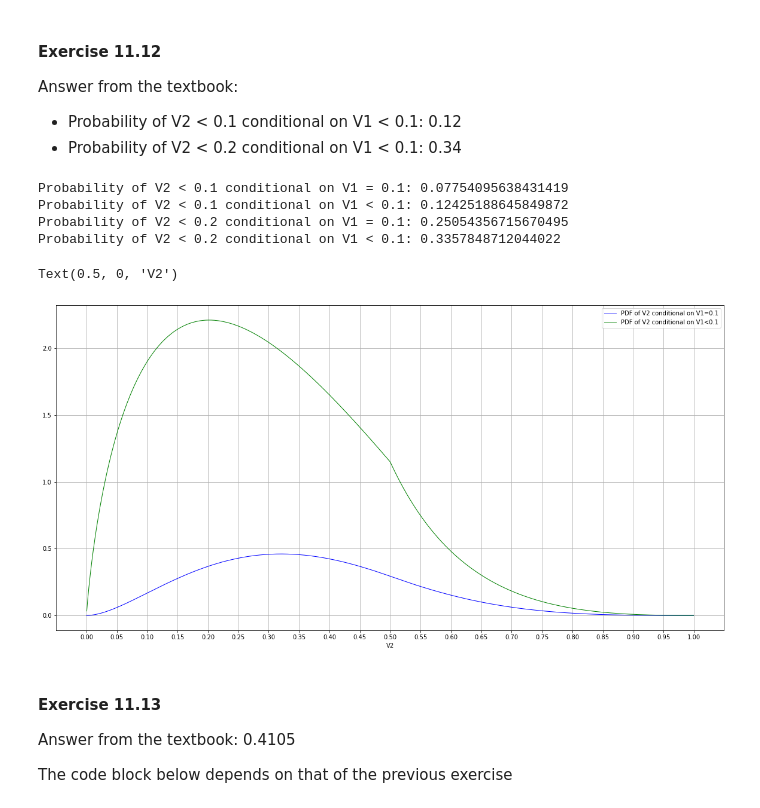
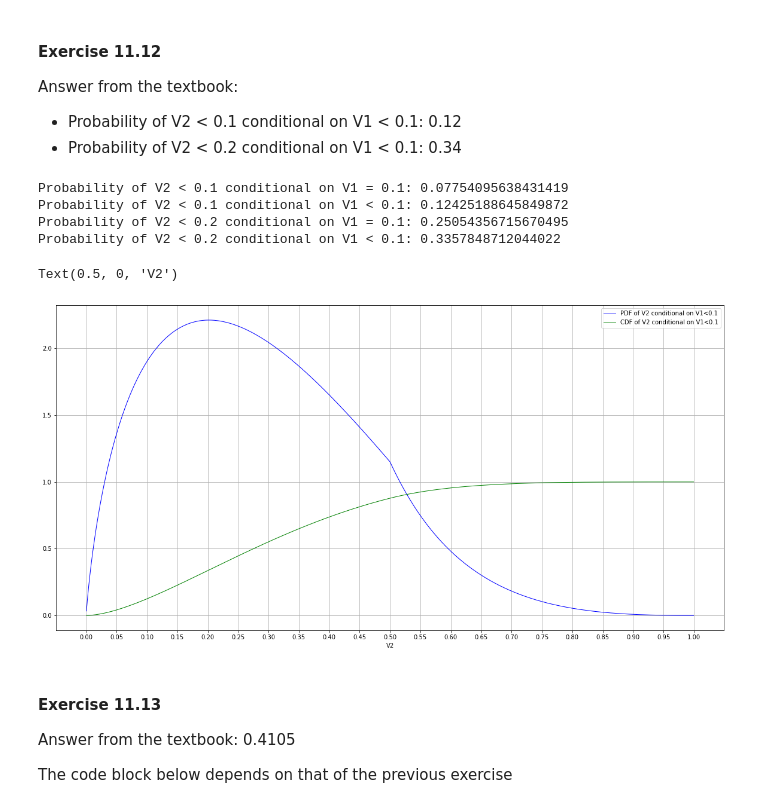
Before and after one commit to ilchen/RMaFI, a Jupyter notebook: ch11.ipynb, the cells around one changed output. Cells and saved outputs as stored; diff of their text form; code cells hidden in the pictures.

```diff
--- a/ch11.ipynb
+++ b/ch11.ipynb
@@ -76,49 +77,49 @@ from_v2_to_u2 = lambda x: normal_obj.ppf(triang2_obj.cdf(x))
 
 # PDF of U2 conditional on U1
 pdf_U2_cond_on_U1 = lambda u2, u1: u1u2_bivar.pdf([u1, u2]) / normal_obj.pdf(u1)
-# A definite integral of PDF of U2 conditional on U1=u1, from u2a to u2b
+# A definite integral of PDF of U2 (conditional on U1=u1) from u2a to u2b
 integral_of_pdf_U2_cond_on_U1 = lambda u2a, u2b, u1: quad(pdf_U2_cond_on_U1, u2a, u2b, args=(u1))[0]
 
-# Probability V1 < .1
-prob_v1 = triang1_obj.cdf(.1)
+# CDF of V2 conditional on V1<x. Probability V1<.1 is triang1_obj.cdf(.1)
+cdf_V2_cond_on_V1_less_than = lambda v2, v1: u1u2_bivar.cdf([from_v1_to_u1(v1), from_v2_to_u2(v2)]) / triang1_obj.cdf(v1)
+
+# CDF of V2 conditional on V1<.1
+cdf_V2_cond_on_V1_less_than_one_tenth = partial(cdf_V2_cond_on_V1_less_than, v1=.1)
 
 # Calculate P(V2<0.1|V1<.1), P(V2<0.2|V1<.1)
 print('Probability of V2 < 0.1 conditional on V1 = 0.1:',
       integral_of_pdf_U2_cond_on_U1(from_v2_to_u2(triang2_obj.a), from_v2_to_u2(.1), from_v1_to_u1(.1)))
-print('Probability of V2 < 0.1 conditional on V1 < 0.1:',
-      u1u2_bivar.cdf([from_v1_to_u1(.1), from_v2_to_u2(.1)]) / prob_v1)
+print('Probability of V2 < 0.1 conditional on V1 < 0.1:', cdf_V2_cond_on_V1_less_than_one_tenth(.1))
 print('Probability of V2 < 0.2 conditional on V1 = 0.1:',
       integral_of_pdf_U2_cond_on_U1(from_v2_to_u2(triang2_obj.a), from_v2_to_u2(.2), from_v1_to_u1(.1)))
-print('Probability of V2 < 0.2 conditional on V1 < 0.1:',
-      u1u2_bivar.cdf([from_v1_to_u1(.1), from_v2_to_u2(.2)]) / prob_v1)
+print('Probability of V2 < 0.2 conditional on V1 < 0.1:', cdf_V2_cond_on_V1_less_than_one_tenth(.2))
 
 # Even better to define a dedicated distribution for V2 conditional on V1 < 0.1
 from scipy.stats import rv_continuous
-class V2_conditional_on_V1_being_less_than_one_tenth(rv_continuous):
+class V2_cond_on_V1_less_than_one_tenth(rv_continuous):
     def _cdf(self, x):
-        return u1u2_bivar.cdf([from_v1_to_u1(.1), from_v2_to_u2(x)]) / prob_v1
-ex_11_12 = V2_conditional_on_V1_being_less_than_one_tenth(name='Exercise 11.12')
-
+        return  cdf_V2_cond_on_V1_less_than_one_tenth(x)
+ex_11_12 = V2_cond_on_V1_less_than_one_tenth(name='Exercise 11.12')
 
 # Plotting the probability density function of V2 conditional on V1=.1, and that of V2 conditional on V1<.1
 x = np.arange(triang2_obj.a, triang2_obj.b, 5e-4)
-y = [pdf_U2_cond_on_U1(from_v2_to_u2(xx), from_v1_to_u1(.1)) for xx in x]
-y2 = [ex_11_12.pdf(xx) for xx in x]
+y = [ex_11_12.pdf(xx) for xx in x]
+y2 = [ex_11_12.cdf(xx) for xx in x]
 fig = plt.figure(figsize=(20, 10))
 ax = fig.add_subplot(1, 1, 1)
-ax.plot(x, y, label="PDF of V2 conditional on V1=0.1", linewidth=1, color='b')
-ax.plot(x, y2, label="PDF of V2 conditional on V1<0.1", linewidth=1, color='g')
+ax.plot(x, y, label="PDF of V2 conditional on V1<0.1", linewidth=1, color='b')
+ax.plot(x, y2, label="CDF of V2 conditional on V1<0.1", linewidth=1, color='g')
 ax.legend(loc='best')
 ax.grid(True)
 ax.set_xticks(np.arange(0, 1.05, .05))
 ax.set_xlabel('V2')
 # %% [output]
 Probability of V2 < 0.1 conditional on V1 = 0.1: 0.07754095638431419
 Probability of V2 < 0.1 conditional on V1 < 0.1: 0.12425188645849872
 Probability of V2 < 0.2 conditional on V1 = 0.1: 0.25054356715670495
 Probability of V2 < 0.2 conditional on V1 < 0.1: 0.3357848712044022
 Text(0.5, 0, 'V2')
-[figure, old version]
+[figure, new version]
 # %% [markdown]
 #### Exercise 11.13
 Answer from the textbook: 0.4105
```
Also changed, not shown: parts of 2 cells of this notebook.
